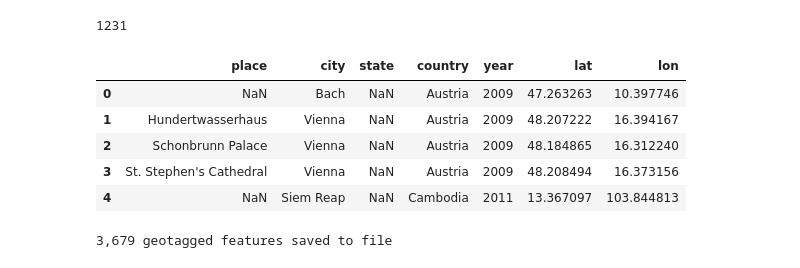
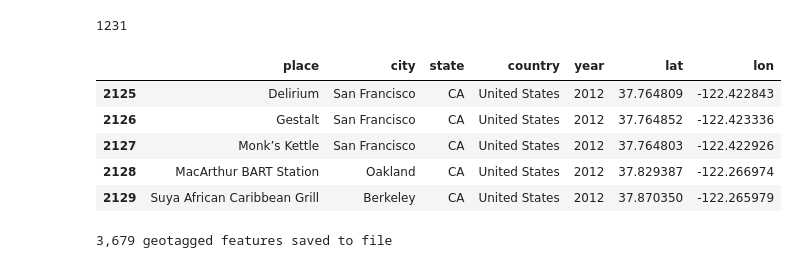
Before and after one commit to gboeing/data-visualization, a Jupyter notebook: location-history/visualize-location-history.ipynb, the cells around one changed output. Saved outputs shown, nothing was run; the diff lists cells and outputs as text; code cells hidden in the pictures.

```diff
--- a/location-history/visualize-location-history.ipynb
+++ b/location-history/visualize-location-history.ipynb
@@ -96,16 +96,16 @@ df_pre = df_pre.rename(columns={'date':'datetime'})
 # %%
 df_combined = pd.concat([df_pre, df_ggl, df_fsq], axis=0)
 df_combined['year'] = df_combined['datetime'].str[0:4]
 df_combined['year'] = df_combined['year'].str.replace('1995', '').fillna('')
 df_combined = df_combined[['place', 'city', 'state', 'country', 'year', 'lat', 'lon']]
-df_combined.head()
+df_combined.tail()
 # %% [output]
 |  | place | city | state | country | year | lat | lon |
-| 0 | NaN | Bach | NaN | Austria | 2009 | 47.263263 | 10.397746 |
-| 1 | Hundertwasserhaus | Vienna | NaN | Austria | 2009 | 48.207222 | 16.394167 |
-| 2 | Schonbrunn Palace | Vienna | NaN | Austria | 2009 | 48.184865 | 16.312240 |
-| 3 | St. Stephen's Cathedral | Vienna | NaN | Austria | 2009 | 48.208494 | 16.373156 |
-| 4 | NaN | Siem Reap | NaN | Cambodia | 2011 | 13.367097 | 103.844813 |
+| 2125 | Delirium | San Francisco | CA | United States | 2012 | 37.764809 | -122.422843 |
+| 2126 | Gestalt | San Francisco | CA | United States | 2012 | 37.764852 | -122.423336 |
+| 2127 | Monk’s Kettle | San Francisco | CA | United States | 2012 | 37.764803 | -122.422926 |
+| 2128 | MacArthur BART Station | Oakland | CA | United States | 2012 | 37.829387 | -122.266974 |
+| 2129 | Suya African Caribbean Grill | Berkeley | CA | United States | 2012 | 37.870350 | -122.265979 |
 # %%
 def get_description(row):
     fields = row[['place', 'city', 'state', 'country']].dropna().drop_duplicates()
```
Also changed, not shown: parts of 4 cells of this notebook, 3 other files.
